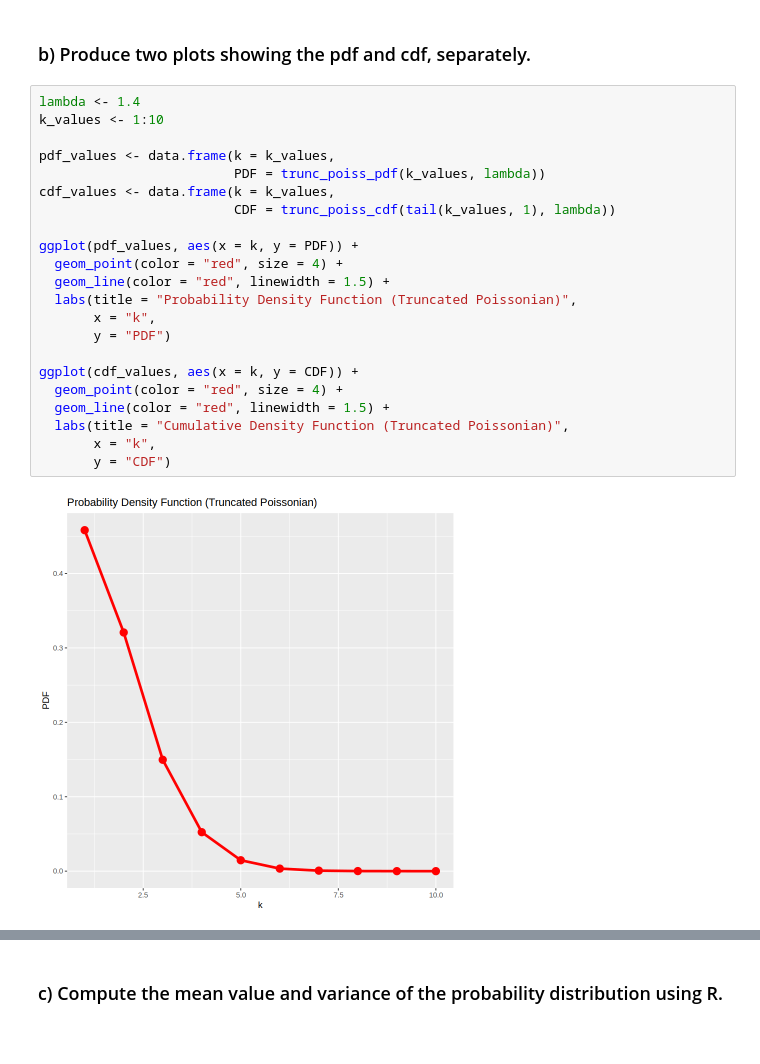
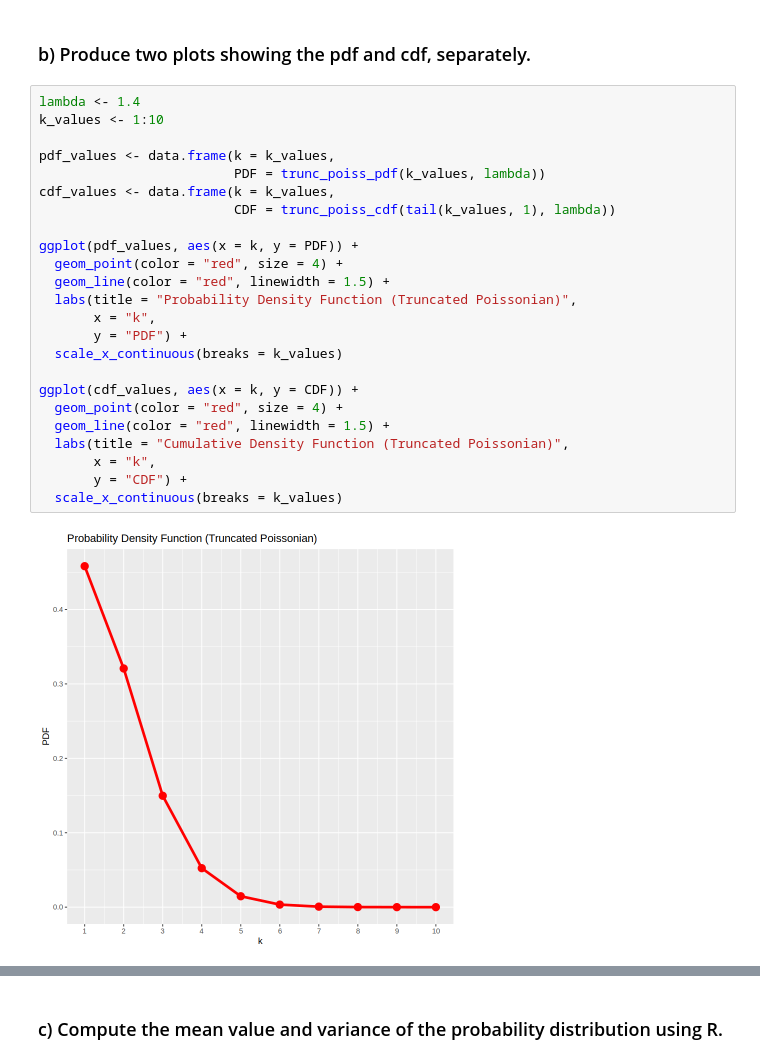
Before and after one commit to Kallo27/Advanced_statistics, a Jupyter notebook: Lab02/CalandraBuonaura_LorenzoRlab02.ipynb, the cells around one changed output, grey strips where cells are left out. Saved outputs shown, nothing was run; the diff lists cells and outputs as text.

```diff
--- a/Lab02/CalandraBuonaura_LorenzoRlab02.ipynb
+++ b/Lab02/CalandraBuonaura_LorenzoRlab02.ipynb
@@ -39,24 +39,26 @@ trunc_poiss_cdf <- function(n, lambda) {
 # %%
 lambda <- 1.4
 k_values <- 1:10
 
 pdf_values <- data.frame(k = k_values,
                          PDF = trunc_poiss_pdf(k_values, lambda))
 cdf_values <- data.frame(k = k_values,
                          CDF = trunc_poiss_cdf(tail(k_values, 1), lambda))
 
 ggplot(pdf_values, aes(x = k, y = PDF)) +
   geom_point(color = "red", size = 4) +
   geom_line(color = "red", linewidth = 1.5) +
   labs(title = "Probability Density Function (Truncated Poissonian)",
        x = "k",
-       y = "PDF")
+       y = "PDF") +
+  scale_x_continuous(breaks = k_values)
 
 ggplot(cdf_values, aes(x = k, y = CDF)) +
   geom_point(color = "red", size = 4) +
   geom_line(color = "red", linewidth = 1.5) +
   labs(title = "Cumulative Density Function (Truncated Poissonian)",
        x = "k",
-       y = "CDF")
+       y = "CDF") +
+  scale_x_continuous(breaks = k_values)
 # %% [output]
-[figure, old version]
+[figure, new version]
```
Also changed, not shown: parts of 11 cells of this notebook.
